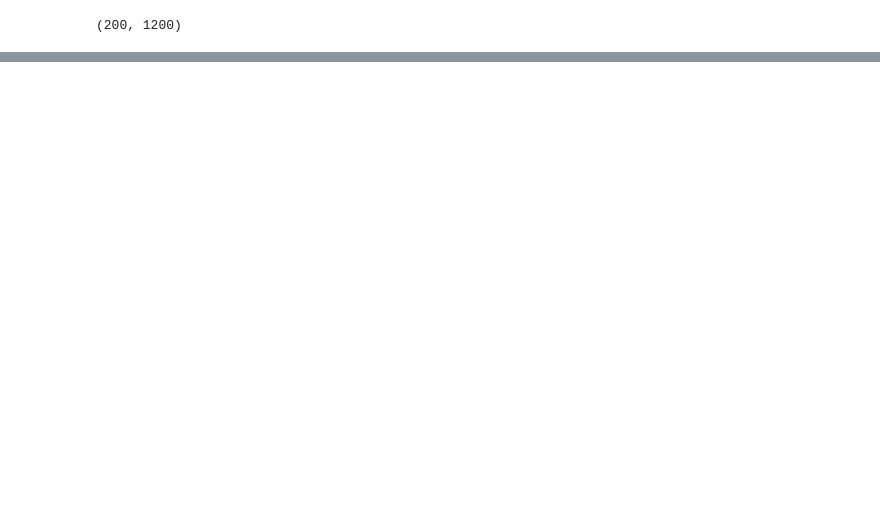
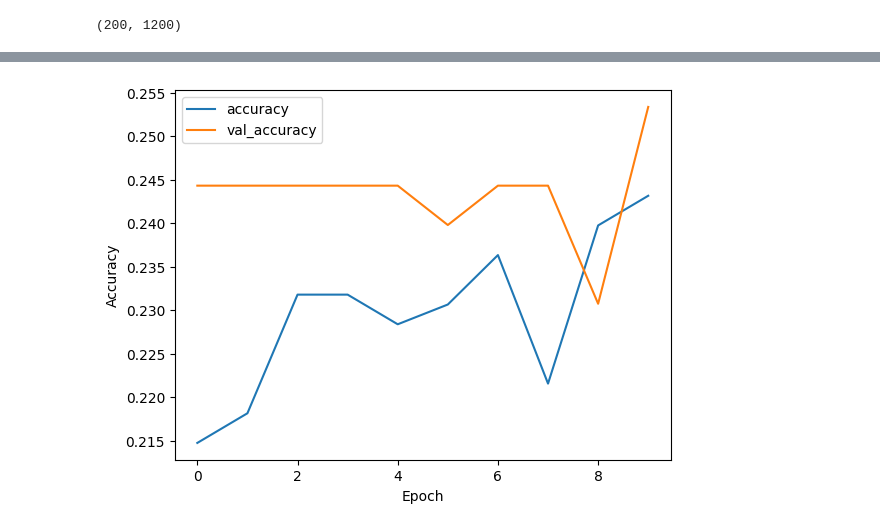
Before and after one commit to Cralsic123/ECG-Analyzer, a Jupyter notebook: ECG_detector.ipynb, the cells around one changed output, grey strips where cells are left out. Saved outputs shown, nothing was run; the diff lists cells and outputs as text; code cells hidden in the pictures; blank space fills up the shorter version.

```diff
--- a/ECG_detector.ipynb
+++ b/ECG_detector.ipynb
@@ -165,3 +227,5 @@ classes={'AHB':0, 'MI':1, 'NP':2}
+# %%
+classes={'NP_4':0, 'NP_2':1, 'MI':2, 'NP_3':3, 'NP_1':4}
 # %%
 import cv2
 x=[]
@@ -224,0 +281,61 @@ Successfully installed Sequential-1.0.0
+# %%
+# Reduced model
+
+x = np.array(x).reshape(-1, 200, 1200, 1)
+y = np.array(y)
+
+xtrain, xtest, ytrain, ytest = train_test_split(x, y, test_size=0.20, random_state=10)
+
+x_train = xtrain / 255.0
+x_test = xtest / 255.0
+
+
+model = Sequential([
+    Conv2D(32, (3, 3), activation='relu', input_shape=(200, 1200, 1)),
+    MaxPooling2D((2, 2)),
+    Conv2D(64, (3, 3), activation='relu'),
+    MaxPooling2D((2, 2)),
+    Conv2D(64, (3, 3), activation='relu'),
+    MaxPooling2D((2, 2)),
+    Conv2D(64, (3, 3), activation='relu'),
+    MaxPooling2D((2, 2)),
+    Conv2D(64, (3, 3), activation='relu'),
+    MaxPooling2D((2, 2)),
+    Conv2D(64, (3, 3), activation='relu'),
+    MaxPooling2D((2, 2)),
+    Flatten(),
+    Dense(128, activation='relu'),
+    Dense(128, activation='relu'),
+    Dense(128, activation='relu'),
+    Dense(128, activation='relu'),
+    Dense(5, activation='softmax')
+])
+
+
+model.compile(optimizer='adam',
+              loss='sparse_categorical_crossentropy',
+              metrics=['accuracy'])
+
+history = model.fit(x_train, ytrain, epochs=10, validation_data=(x_test, ytest))
+
+plt.plot(history.history['accuracy'], label='accuracy')
+plt.plot(history.history['val_accuracy'], label='val_accuracy')
+plt.xlabel('Epoch')
+plt.ylabel('Accuracy')
+plt.legend()
+plt.show()
+
+test_loss, test_acc = model.evaluate(x_test, ytest)
+print('Test accuracy:', test_acc)
+
+#with open('braille_classifier1.pkl', 'wb') as f:
+#    pickle.dump(model, f)
+
+# Convert the model to TensorFlow Lite
+converter = tf.lite.TFLiteConverter.from_keras_model(model)
+tflite_model = converter.convert()
+
+# Save the TensorFlow Lite model to a file
+with open('ECG_classifier.tflite', 'wb') as f:
+    f.write(tflite_model)
+# %% [output]
@@ -224,0 +362 @@ Successfully installed Sequential-1.0.0
+[figure, added]
```
Also changed, not shown: parts of 29 cells of this notebook.
